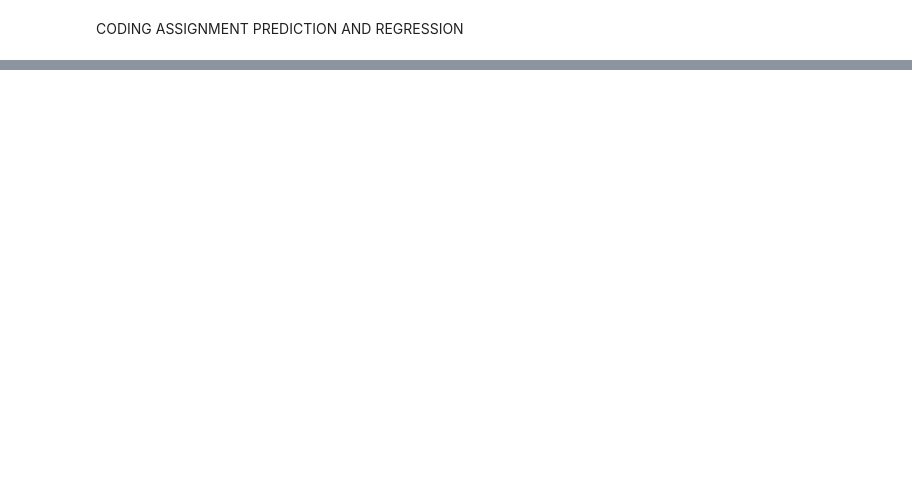
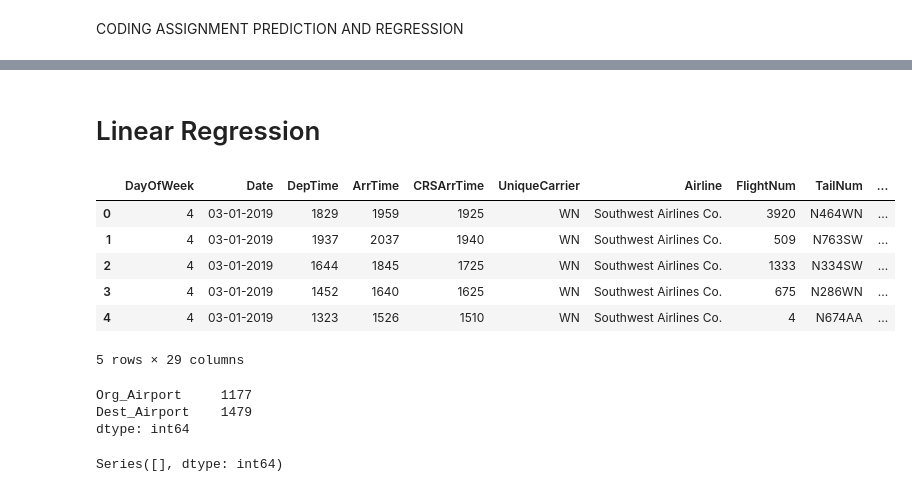
Before and after one commit to DocHolidayHunter/Machine_Assignment, a Jupyter notebook: Prediction.ipynb, the cells around one changed output, grey strips where cells are left out. Saved outputs shown, nothing was run; the diff lists cells and outputs as text; code cells hidden in the pictures; blank space fills up the shorter version.

Commit message:
Cleaned data

```diff
--- a/Prediction.ipynb
+++ b/Prediction.ipynb
@@ -1,34 +1,2 @@
 # %% [markdown]
 CODING ASSIGNMENT PREDICTION AND REGRESSION
-# %%
-# Import necessary libraries
-import numpy as np  # Import NumPy for handling numerical operations
-import pandas as pd  # Import Pandas for data manipulation and analysis
-import warnings  # Import Warnings to suppress unnecessary warnings
-
-# Suppress warning messages
-warnings.filterwarnings("ignore")
-
-# Import SHAP for interpreting model predictions
-import shap
-
-# Import matplotlib for data visualization
-import matplotlib.pyplot as plt
-
-# Import mean_squared_error for evaluating model performance
-from sklearn.metrics import mean_squared_error
-
-# Import train_test_split for splitting the data into training and testing sets
-from sklearn.model_selection import train_test_split
-
-from feature_engine.encoding import RareLabelEncoder
-
-# Import CountVectorizer from sklearn.feature_extraction.text for text feature extraction
-from sklearn.feature_extraction.text import CountVectorizer
-
-# Import ast and re for working with text and regular expressions
-import ast
-import re
-
-# Set Pandas options to display a maximum of 1000 rows
-pd.set_option('display.max_rows', 1000)
@@ -156,0 +3,44 @@ Wall time: 6.01 s
+# %% [markdown]
+# Linear Regression
+# %%
+# Let's load and inspect the dataset that the user uploaded to understand its structure and proceed with data cleaning and analysis.
+import pandas as pd
+from sklearn.model_selection import train_test_split
+from sklearn.linear_model import LogisticRegression
+from sklearn.metrics import classification_report, confusion_matrix
+
+# Load the dataset
+file_path = 'Flight_delay.csv'
+data = pd.read_csv(file_path)
+
+# Display the first few rows of the dataset to understand its structure
+data.head()
+# %% [output]
+|  | DayOfWeek | Date | DepTime | ArrTime | CRSArrTime | UniqueCarrier | Airline | FlightNum | TailNum | ... |
+| 0 | 4 | 03-01-2019 | 1829 | 1959 | 1925 | WN | Southwest Airlines Co. | 3920 | N464WN | ... |
+| 1 | 4 | 03-01-2019 | 1937 | 2037 | 1940 | WN | Southwest Airlines Co. | 509 | N763SW | ... |
+| 2 | 4 | 03-01-2019 | 1644 | 1845 | 1725 | WN | Southwest Airlines Co. | 1333 | N334SW | ... |
+| 3 | 4 | 03-01-2019 | 1452 | 1640 | 1625 | WN | Southwest Airlines Co. | 675 | N286WN | ... |
+| 4 | 4 | 03-01-2019 | 1323 | 1526 | 1510 | WN | Southwest Airlines Co. | 4 | N674AA | ... |
+5 rows × 29 columns
+# %%
+# Checking for missing values in the dataset
+missing_values = data.isnull().sum()
+
+# Display the missing values for each column
+missing_values[missing_values > 0]
+# %% [output]
+Org_Airport     1177
+Dest_Airport    1479
+dtype: int64
+# %%
+# Remove rows with missing values in 'Org_Airport' and 'Dest_Airport'
+data_cleaned = data.dropna(subset=['Org_Airport', 'Dest_Airport'])
+
+# Check if missing values are removed
+missing_values_cleaned = data_cleaned.isnull().sum()
+
+# Displaying the cleaned data and the missing values count
+missing_values_cleaned[missing_values_cleaned > 0]
+# %% [output]
+Series([], dtype: int64)
```
Also changed, not shown: parts of 14 cells of this notebook.
